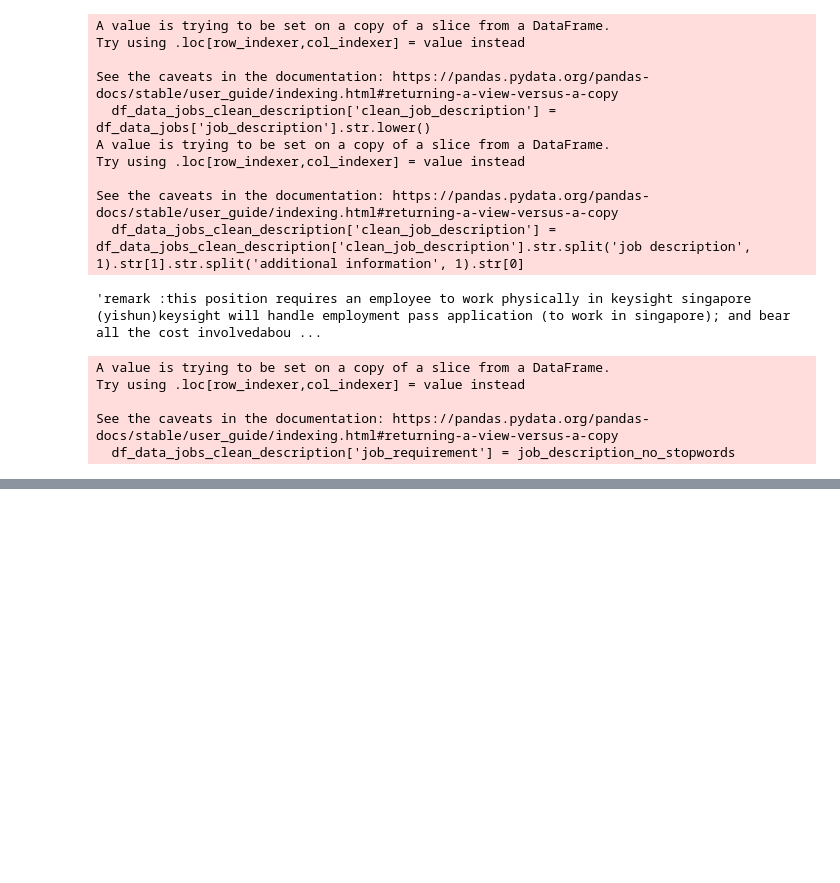
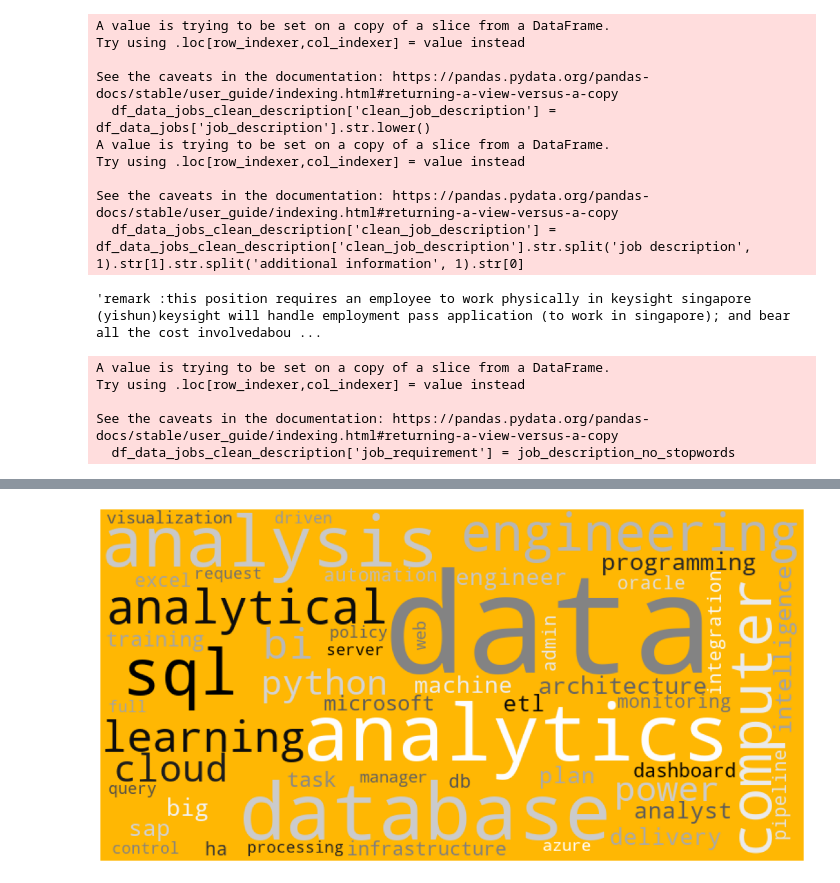
Before and after one commit to roosern-dev/Malaysia_data_jobs_analysis, a Jupyter notebook: data/cleaning.ipynb, the cells around one changed output, grey strips where cells are left out. Drawn from its saved outputs; the diff is of its cells as text; code cells hidden in the pictures; blank space fills up the shorter version.

```diff
--- a/data/cleaning.ipynb
+++ b/data/cleaning.ipynb
@@ -913,0 +910,10 @@ IndexError: index 1 is out of bounds for axis 0 with size 1
+# %%
+ngram_1_dict = {key:value for key,value in n_count_1}
+# %%
+wc = WordCloud(width=800,height=400,colormap='Greys', background_color='#ffb703').generate_from_frequencies(ngram_1_dict)
+# %%
+plt.imshow(wc)
+plt.axis('off')
+plt.show()
+# %% [output]
+[figure, added]
```
Also changed, not shown: parts of 18 cells of this notebook.
